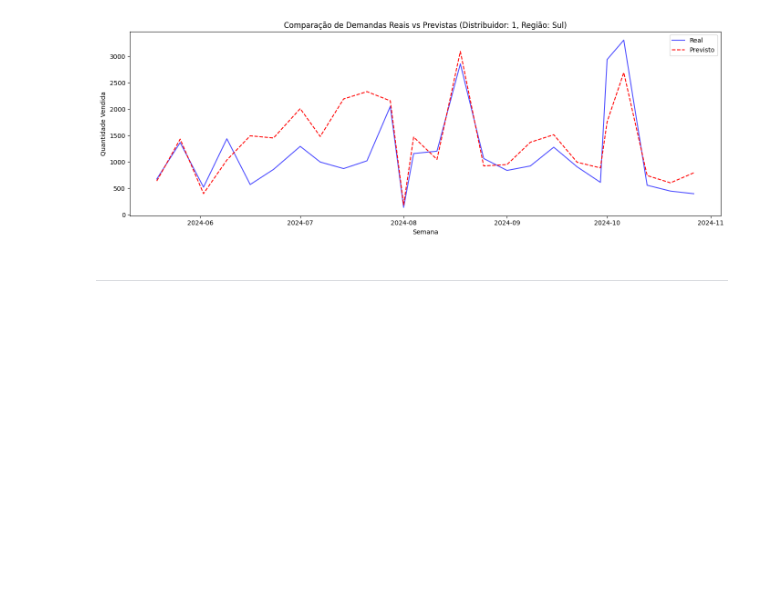
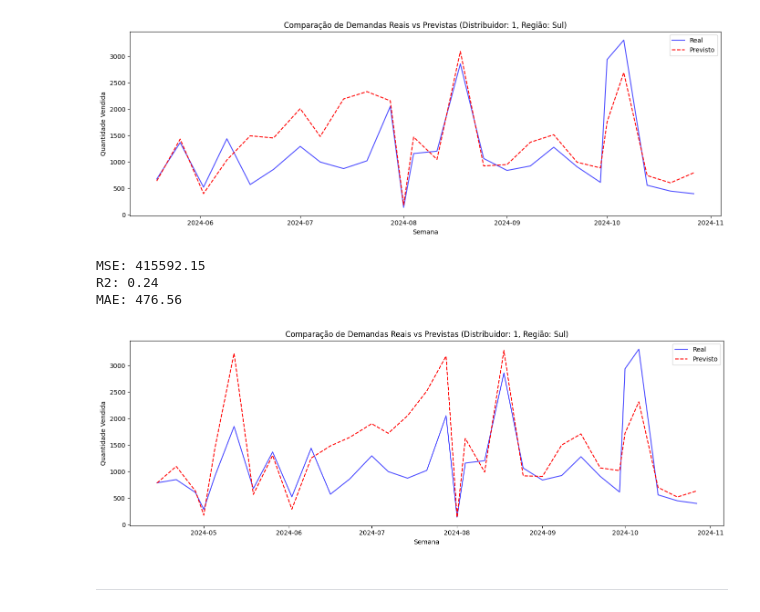
Before and after one commit to HenryJKS/kaggle-cases, a Jupyter notebook: IQVIA - Projeto Semanal de Demanda/Model Regressor.ipynb, the cells around one changed output. Cells and saved outputs as stored; diff of their text form; code cells hidden in the pictures; blank space fills up the shorter version.

Commit message:
test split

```diff
--- a/IQVIA - Projeto Semanal de Demanda/Model Regressor.ipynb
+++ b/IQVIA - Projeto Semanal de Demanda/Model Regressor.ipynb
@@ -733,5 +735,5 @@ Name: units_qty, dtype: float64
 # %%
-def pipeline_final(df, region_val, dsupp_id_val):
+def pipeline_test(df, region_val, dsupp_id_val):
     df['week_dt'] = pd.to_datetime(df['week_dt'])
 
     # Filtro
@@ -850,3 +929,10 @@ Média do MAE: 951.11
+# %%
+model = pipeline_final(df, 'Sul', 1, 32)
+# %% [output]
+MSE: 415592.15
+R2: 0.24
+MAE: 476.56
+[figure, added]
 # %% [markdown]
 ---
 # %% [markdown]
```
Also changed, not shown: parts of 3 cells of this notebook, 1 other file.
